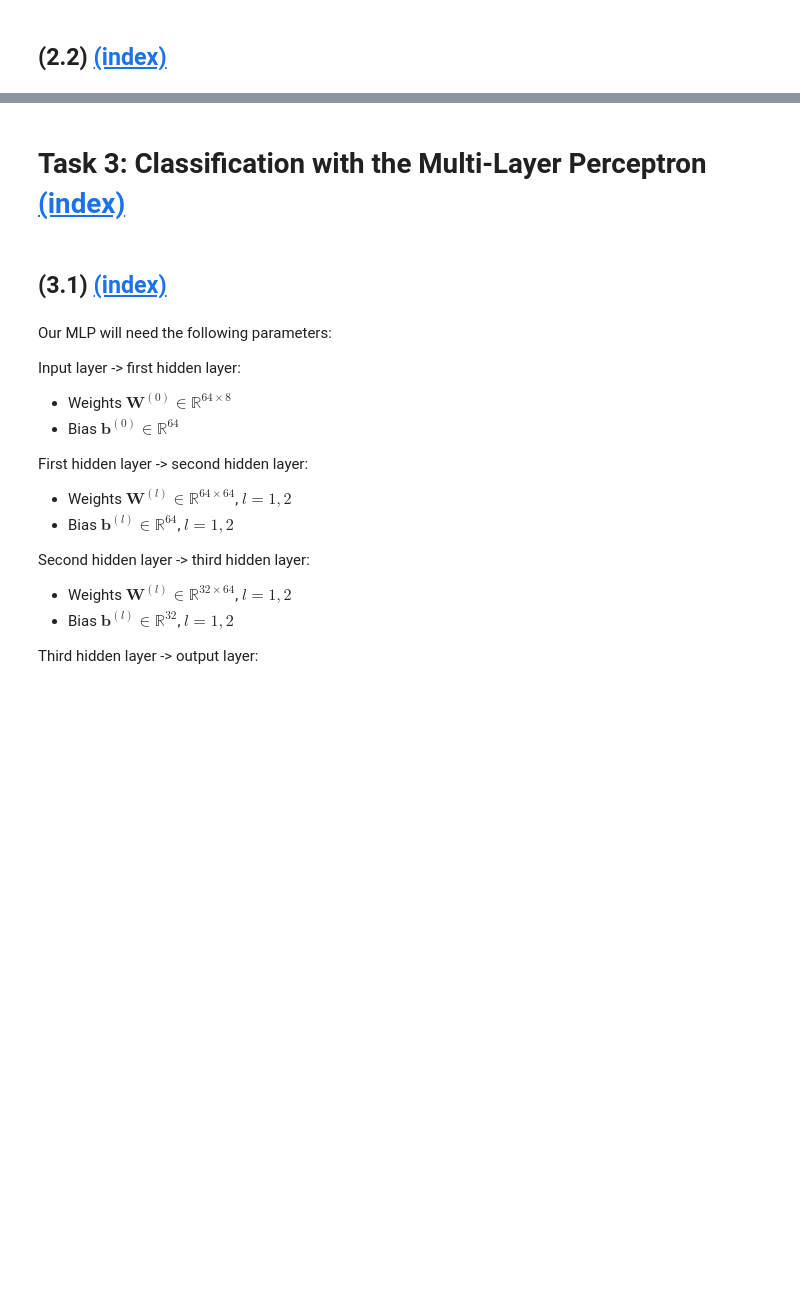
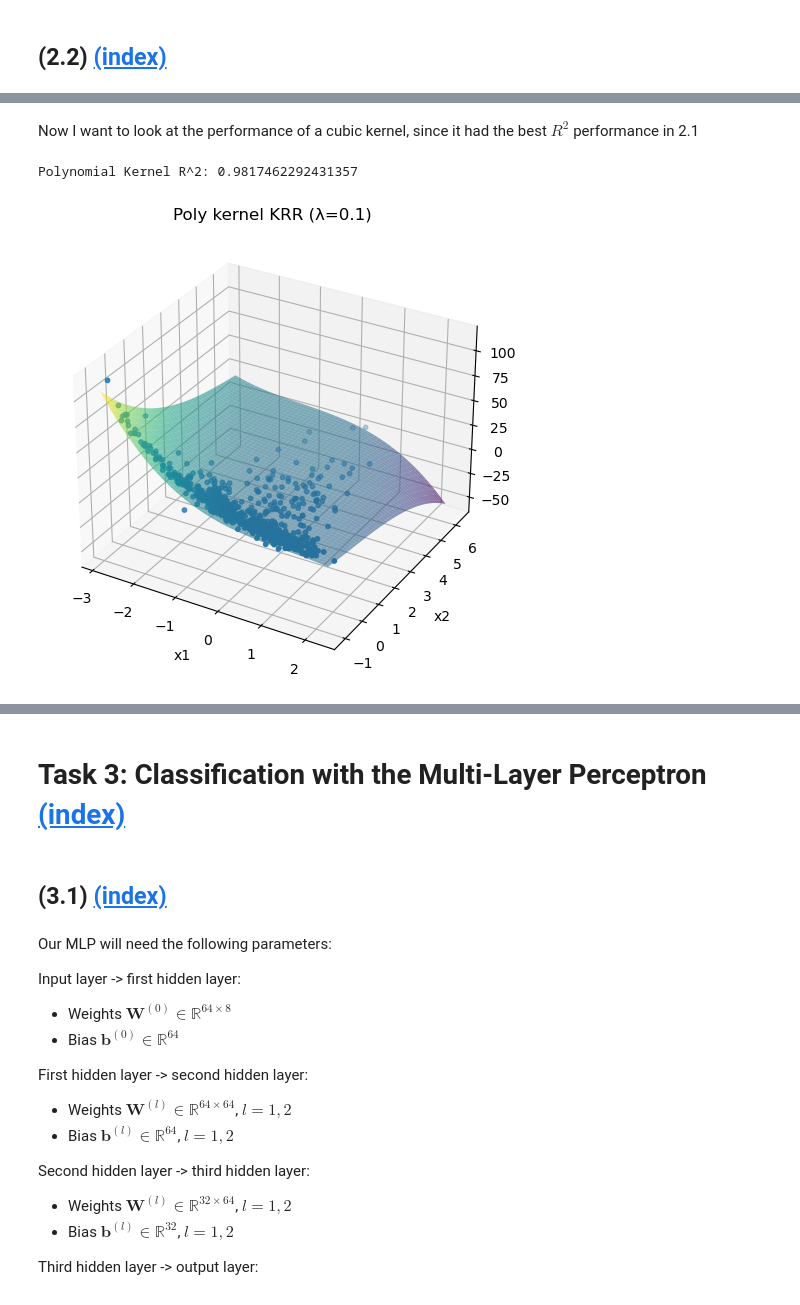
Before and after one commit to alisaklymchuk/data_science_math60026, a Jupyter notebook: 02455568_coursework1.ipynb, the cells around one changed output, grey strips where cells are left out. Drawn from its saved outputs; the diff is of its cells as text; code cells hidden in the pictures; blank space fills up the shorter version.

```diff
--- a/02455568_coursework1.ipynb
+++ b/02455568_coursework1.ipynb
@@ -596,7 +595,7 @@ $$
 \hat{y} = K\beta_k
 $$
 # %%
-def Gram(x, y, c, n):
+def Gram(x, y, c=1, n=3):
     return (x @ y.T + c) ** n
 
 def beta_krr(X_train, y_train, lam, K):
@@ -745,0 +739,25 @@ plt.show()
+# %%
+def plot_krr(ax, X_train_std, y_train, kernel, lam, title):
+
+    X_reduced = X_train_std[:, :2]
+    K = kernel(X_reduced, X_reduced)
+    betas = beta_krr(X_reduced, y_train, lam, K)
+
+    x1_range = np.linspace(X_reduced[:, 0].min(), X_reduced[:, 0].max(), 100)
+    x2_range = np.linspace(X_reduced[:, 1].min(), X_reduced[:, 1].max(), 100)
+
+    Xg, Yg = np.meshgrid(x1_range, x2_range)
+    grid_points = np.c_[Xg.ravel(), Yg.ravel()]
+
+    K_grid = kernel(grid_points, X_reduced)
+    Zg = (K_grid @ betas).reshape(Xg.shape)
+
+    surf = ax.plot_surface(Xg, Yg, Zg, cmap="viridis", alpha=0.6, linewidth=0)
+    ax.scatter(X_reduced[:, 0], X_reduced[:, 1], y_train, s=10)
+
+    ax.set_title(title)
+    ax.set_xlabel("x1")
+    ax.set_ylabel("x2")
+    ax.set_zlabel("y")
+
+    return surf
@@ -745,0 +797,23 @@ plt.show()
+# %% [markdown]
+Now I want to look at the performance of a cubic kernel, since it had the best $R^2$ performance in 2.1
+# %%
+kernel_performance(Gram, X_reduced, y_train_diam, 0.1)
+lam = 0.1
+
+fig = plt.figure(figsize=(6, 5))
+ax = fig.add_subplot(111, projection="3d")
+
+plot_krr(
+    ax,
+    X_train_std,
+    y_train_diam,
+    Gram,
+    lam,
+    f"Poly kernel KRR (λ={lam})"
+)
+
+plt.tight_layout()
+plt.show()
+# %% [output]
+Polynomial Kernel R^2: 0.9817462292431357
+[figure, added]
```
Also changed, not shown: parts of 15 cells of this notebook.
